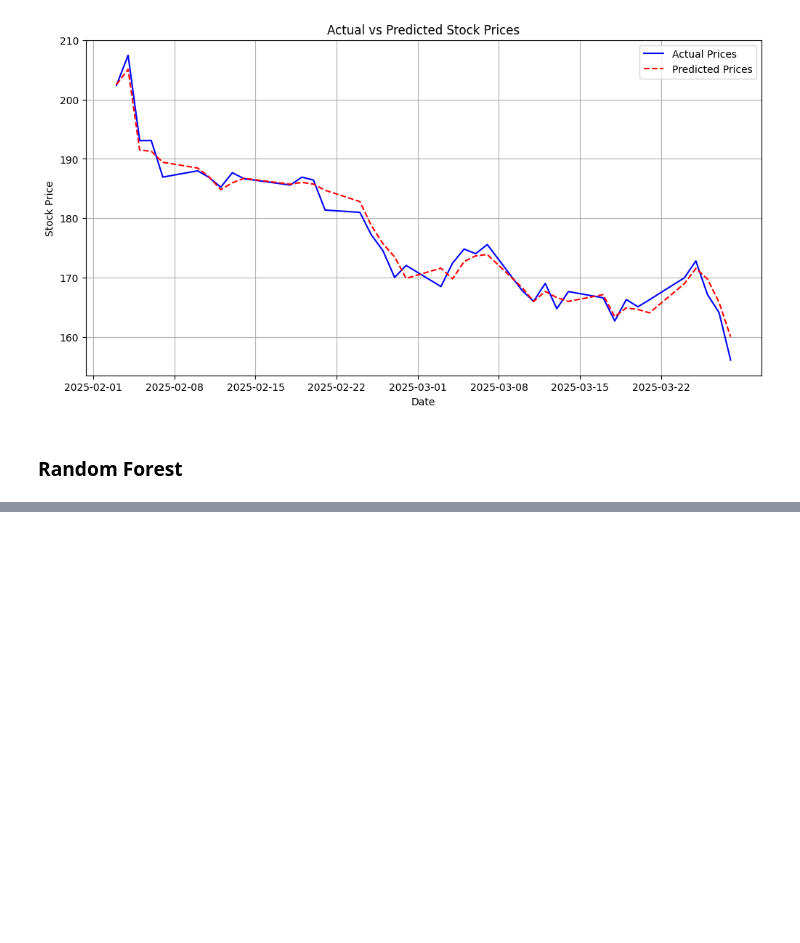
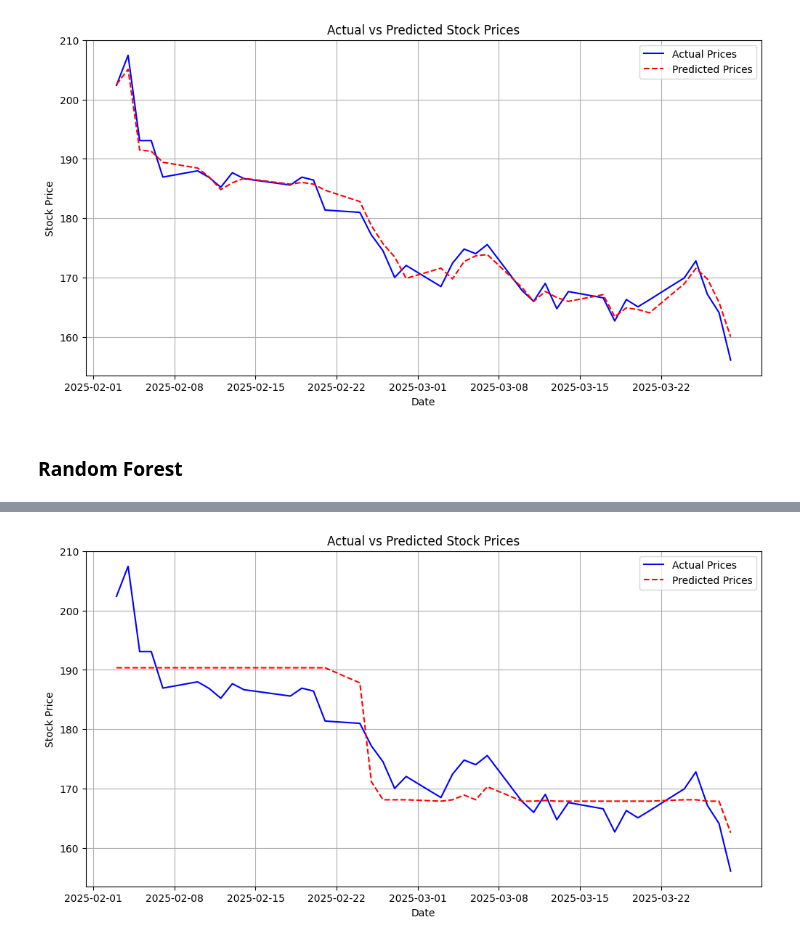
Before and after one commit to KarthikeyanBaskaran/StockPrediction, a Jupyter notebook: Capstone_GOOG.ipynb, the cells around one changed output, grey strips where cells are left out. Drawn from its saved outputs; the diff is of its cells as text; code cells hidden in the pictures; blank space fills up the shorter version.

```diff
--- a/Capstone_GOOG.ipynb
+++ b/Capstone_GOOG.ipynb
@@ -1102,3 +1094,12 @@ plt.show()
 [figure]
 # %% [markdown]
 ### Random Forest
+# %%
+from sklearn.ensemble import RandomForestRegressor
+
+model = RandomForestRegressor(n_estimators=100, min_samples_split=100, random_state=1)
+train, test = df,actual
+predictors = ["Close", "Volume", "Open", "High", "Low"]
+
+model.fit(train[predictors], train["Close"])
+preds = model.predict(test[predictors])
@@ -1104,0 +1158,12 @@ plt.show()
+# %%
+plt.figure(figsize=(12, 6))
+plt.grid(True)
+plt.plot(actual['Date'], actual['Close'], label="Actual Prices", color='blue')
+plt.plot(actual['Date'], preds, label="Predicted Prices", color='red', linestyle='dashed')
+plt.xlabel("Date")
+plt.ylabel("Stock Price")
+plt.title("Actual vs Predicted Stock Prices")
+plt.legend()
+plt.show()
+# %% [output]
+[figure, added]
```
Also changed, not shown: parts of 8 cells of this notebook.
